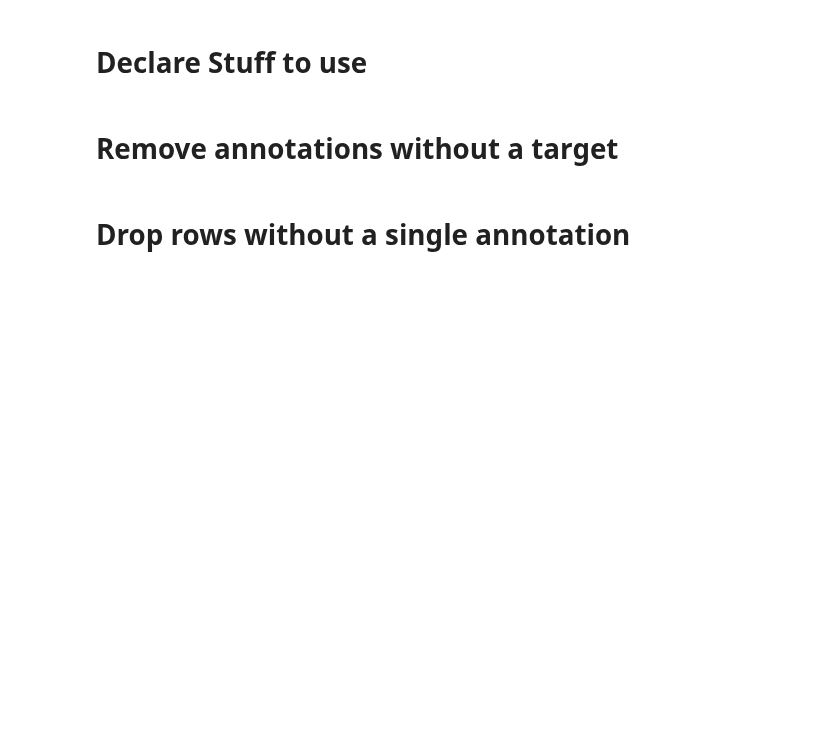
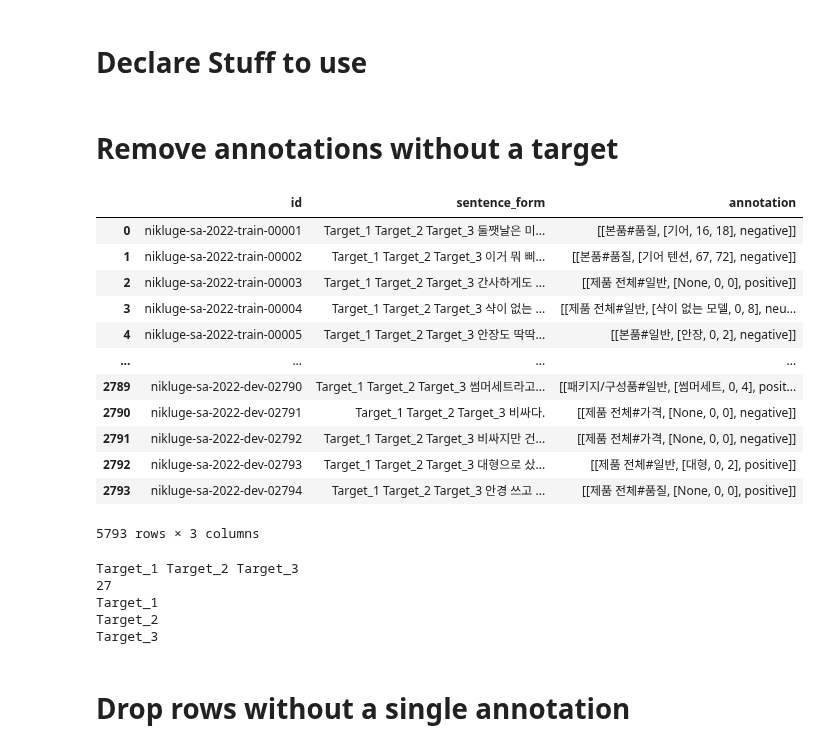
Before and after one commit to dotsnangles/aspect-based-sentiment-analysis, a Jupyter notebook: target_tagger_preprocess.ipynb, the cells around one changed output. Cells and saved outputs as stored; diff of their text form; code cells hidden in the pictures; blank space fills up the shorter version.

```diff
--- a/target_tagger_preprocess.ipynb
+++ b/target_tagger_preprocess.ipynb
@@ -62,6 +62,40 @@ polarity_name_to_id = {polarity_id_to_name[i]: i for i in range(len(polarity_id_
 # Remove annotations without a target
 # %%
 total = pd.concat([train, dev])
+
+### Add prefix
+trgs_prefix = 'Target_1 Target_2 Target_3 '
+total['sentence_form'] = trgs_prefix + total['sentence_form']
+total
+# %% [output]
+|  | id | sentence_form | annotation |
+| 0 | nikluge-sa-2022-train-00001 | Target_1 Target_2 Target_3 둘쨋날은 미... | [[본품#품질, [기어, 16, 18], negative]] |
+| 1 | nikluge-sa-2022-train-00002 | Target_1 Target_2 Target_3 이거 뭐 삐... | [[본품#품질, [기어 텐션, 67, 72], negative]] |
+| 2 | nikluge-sa-2022-train-00003 | Target_1 Target_2 Target_3 간사하게도 ... | [[제품 전체#일반, [None, 0, 0], positive]] |
+| 3 | nikluge-sa-2022-train-00004 | Target_1 Target_2 Target_3 샥이 없는 ... | [[제품 전체#일반, [샥이 없는 모델, 0, 8], neu... |
+| 4 | nikluge-sa-2022-train-00005 | Target_1 Target_2 Target_3 안장도 딱딱... | [[본품#일반, [안장, 0, 2], negative]] |
+| ... | ... | ... | ... |
+| 2789 | nikluge-sa-2022-dev-02790 | Target_1 Target_2 Target_3 썸머세트라고... | [[패키지/구성품#일반, [썸머세트, 0, 4], posit... |
+| 2790 | nikluge-sa-2022-dev-02791 | Target_1 Target_2 Target_3 비싸다. | [[제품 전체#가격, [None, 0, 0], negative]] |
+| 2791 | nikluge-sa-2022-dev-02792 | Target_1 Target_2 Target_3 비싸지만 건... | [[제품 전체#가격, [None, 0, 0], negative]] |
+| 2792 | nikluge-sa-2022-dev-02793 | Target_1 Target_2 Target_3 대형으로 샀... | [[제품 전체#일반, [대형, 0, 2], positive]] |
+| 2793 | nikluge-sa-2022-dev-02794 | Target_1 Target_2 Target_3 안경 쓰고 ... | [[제품 전체#품질, [None, 0, 0], positive]] |
+5793 rows × 3 columns
+# %%
+print(trgs_prefix)
+trgs_len = len(trgs_prefix)
+print(trgs_len)
+print(trgs_prefix[0:8])
+print(trgs_prefix[9:17])
+print(trgs_prefix[18:26])
+trgs = ['Target_1', 'Target_2', 'Target_3']
+trg_rngs = [[0, 8], [9, 17], [18, 26]]
+# %% [output]
+Target_1 Target_2 Target_3
+27
+Target_1
+Target_2
+Target_3
 # %%
 ### Remove
 for idx, row in total.iterrows():
```
Also changed, not shown: parts of 26 cells of this notebook, 6 other files.
